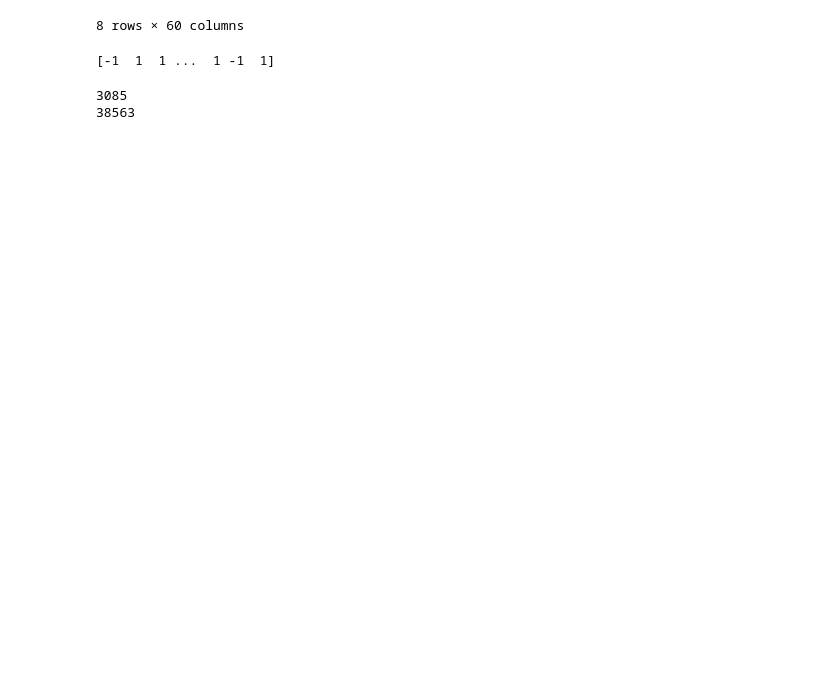
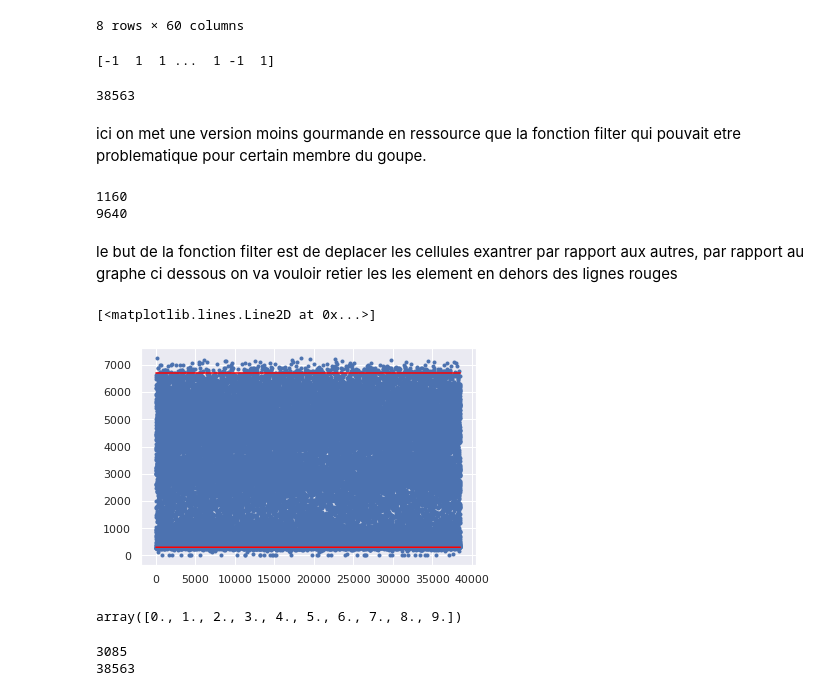
Before and after one commit to Ladiscou/AUTOBUS2, a Jupyter notebook: starting_kit/README_{PRE-PROCESSING}.ipynb, the cells around one changed output. Saved outputs shown, nothing was run; the diff lists cells and outputs as text; code cells hidden in the pictures; blank space fills up the shorter version.

```diff
--- a/starting_kit/README_{PRE-PROCESSING}.ipynb
+++ b/starting_kit/README_{PRE-PROCESSING}.ipynb
@@ -88,3 +88,11 @@ a = clf.fit_predict(data)
 print(a)
 # %% [output]
 [-1  1  1 ...  1 -1  1]
+# %%
+data.iloc[:,1].size
+# %% [output]
+38563
+# %% [markdown]
+<div>
+    ici on met une version moins gourmande en ressource que la fonction filter qui pouvait etre problematique pour     certain membre du goupe.
+    </div>
@@ -91,3 +101,60 @@ print(a)
+# %%
+def lightFilter(data):
+    comp = 0
+    data1, data2 =  train_test_split(data, train_size = 0.5)
+    data3, data4 =  train_test_split(data1, train_size = 0.5)
+    data5, data6 =  train_test_split(data2, train_size = 0.5)
+    clf = LocalOutlierFactor(n_neighbors=int(data3.iloc[:,1].size/2), contamination = 0.03)
+    inlier1 = clf.fit_predict(data3)
+    inlier2 = clf.fit_predict(data4)
+    inlier3 = clf.fit_predict(data5)
+    inlier4 = clf.fit_predict(data6)
+    i = 0
+    outlier = []
+    max = inlier1.size
+    while(i< max):
+        if(inlier1[i] == -1):
+            outlier.append(i)
+            comp+=1
+        if(inlier2[i] == -1):
+            outlier.append(i)
+            comp+=1
+        if(inlier3[i] == -1):
+            outlier.append(i)
+            comp+=1
+        if(inlier4[i] == -1):
+            outlier.append(i)
+            comp+=1
+        i+= 1
+    print(comp)
+    print(i)
+    return outlier
+outlier = lightFilter(data)
+# %% [output]
+1160
+9640
+# %% [markdown]
+<div>
+    le but de la fonction filter est de deplacer les cellules exantrer par rapport aux autres, par rapport au graphe ci dessous on va vouloir retier les les element en dehors des lignes rouges
+    </div>
+# %%
+fig, ax =  plt.subplots()
+x = np.linspace(1, 38563, 38563)
+ax.plot(x, data.iloc[:,-1], ".")
+y1 = np.ones(38563)
+y2 = np.ones(38563)
+y1 = y1 * 300
+y2 = y2 * 6700
+ax.plot(x, y1, color = "red")
+ax.plot(x, y2, color = "red")
+# %% [output]
+[<matplotlib.lines.Line2D at 0x...>]
+[figure, added]
+# %%
+x = np.linspace(0, 9, 10)
+x
+# %% [output]
+array([0., 1., 2., 3., 4., 5., 6., 7., 8., 9.])
 # %%
 def filter(data):
     comp = 0
```
Also changed, not shown: parts of 22 cells of this notebook.
